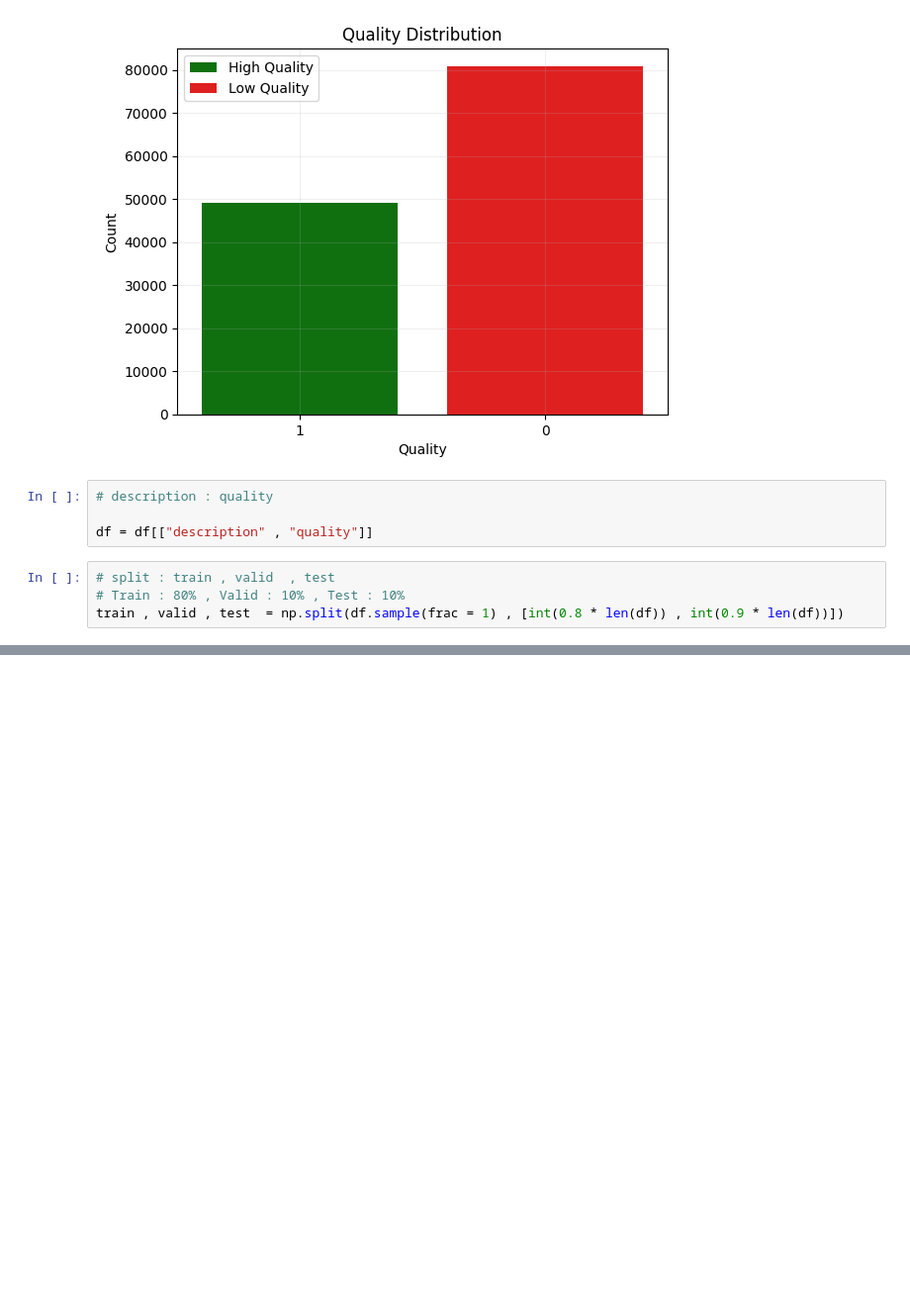
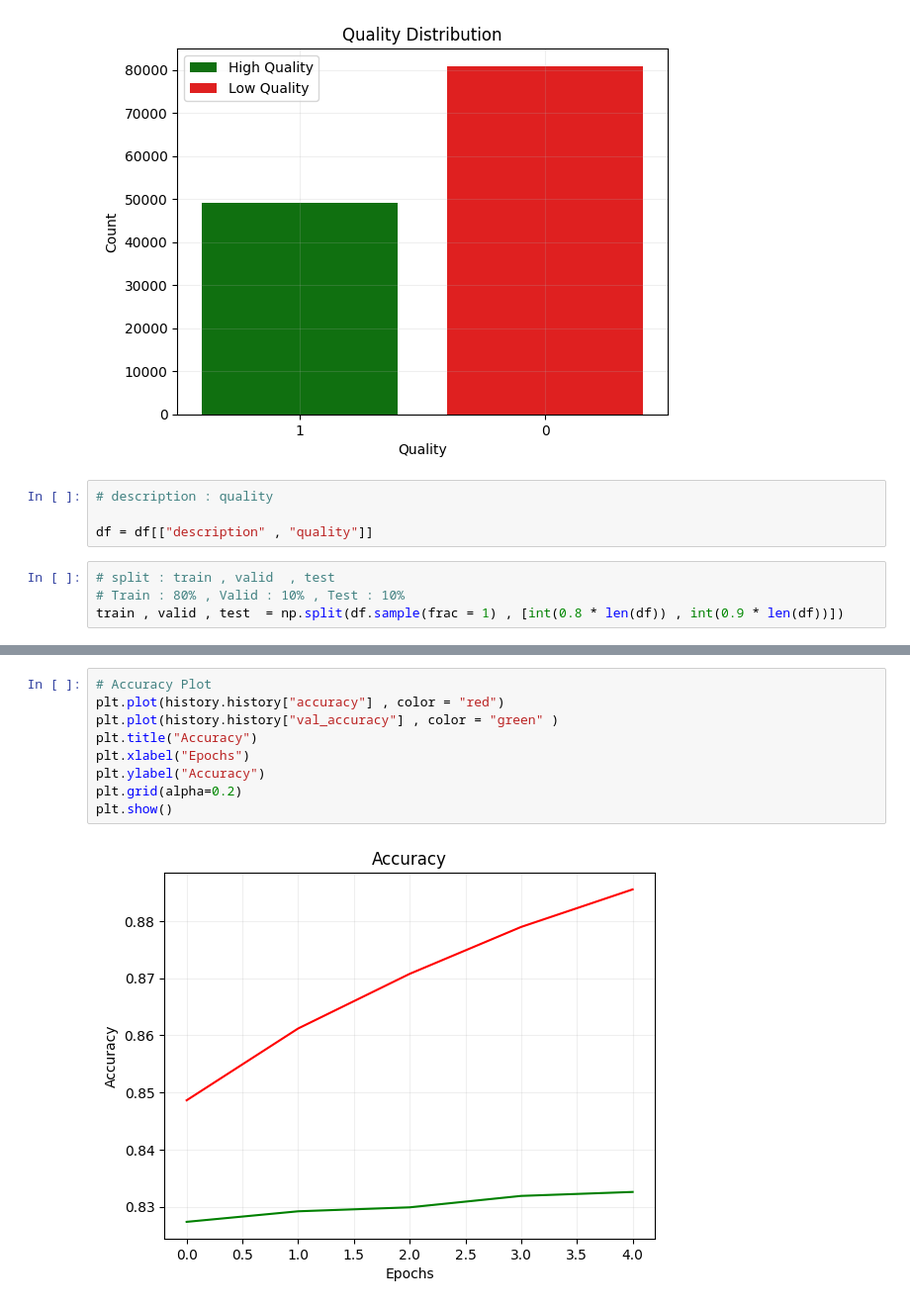
Before and after one commit to CodeByD3v/ML-Experiments, a Jupyter notebook: Text Classification/Wine Review/Wine_Review_Classification.ipynb, the cells around one changed output, grey strips where cells are left out. Shown: that part at 99% size. Saved outputs shown, nothing was run; the diff lists cells and outputs as text; blank space fills up the shorter version.

```diff
--- a/Text Classification/Wine Review/Wine_Review_Classification.ipynb
+++ b/Text Classification/Wine Review/Wine_Review_Classification.ipynb
@@ -117,0 +263,11 @@ def df_to_dataset():
+# %%
+# Accuracy Plot
+plt.plot(history.history["accuracy"] , color = "red")
+plt.plot(history.history["val_accuracy"] , color = "green" )
+plt.title("Accuracy")
+plt.xlabel("Epochs")
+plt.ylabel("Accuracy")
+plt.grid(alpha=0.2)
+plt.show()
+# %% [output]
+[figure, added]
```
Also changed, not shown: parts of 15 cells of this notebook.
